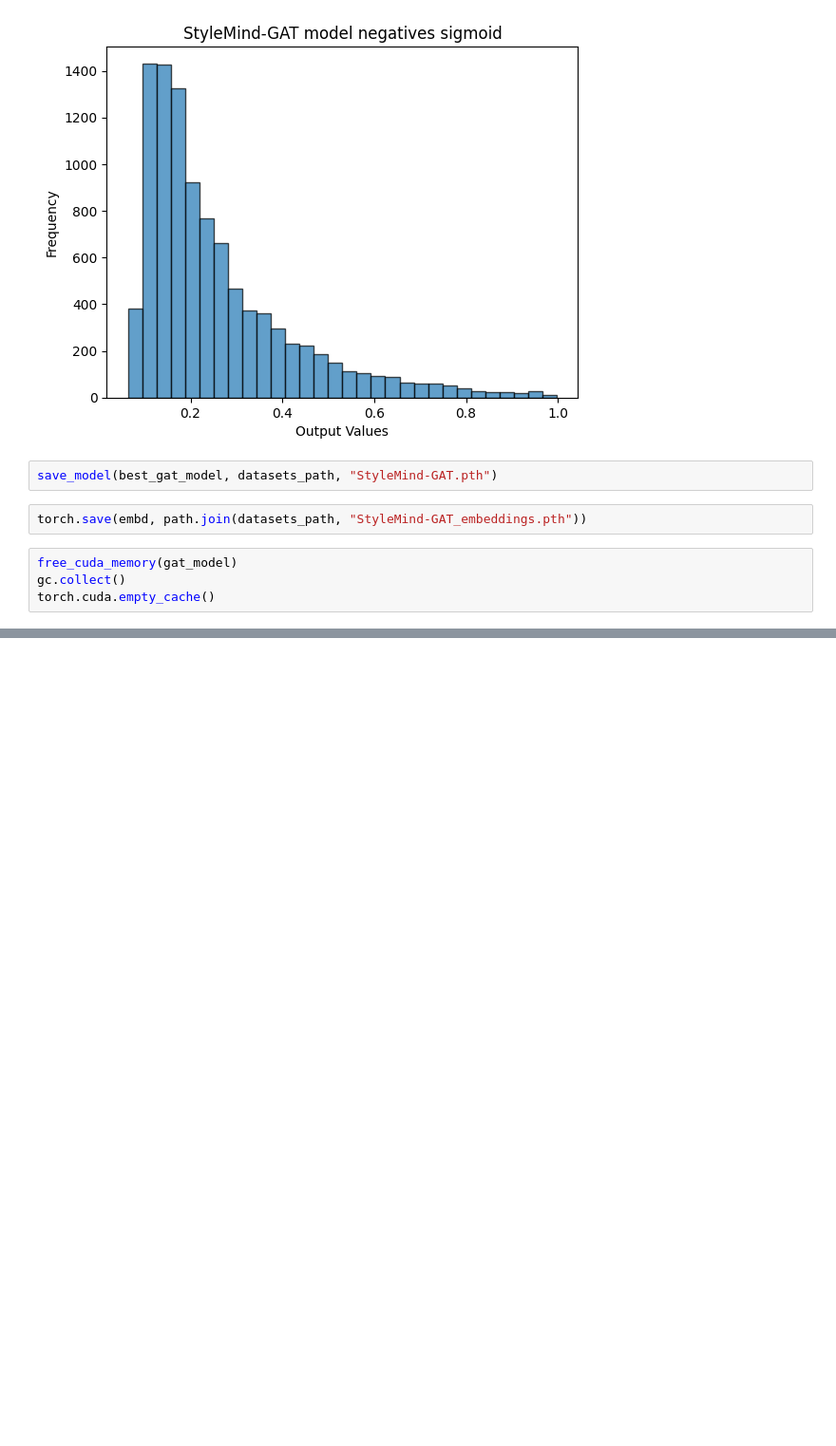
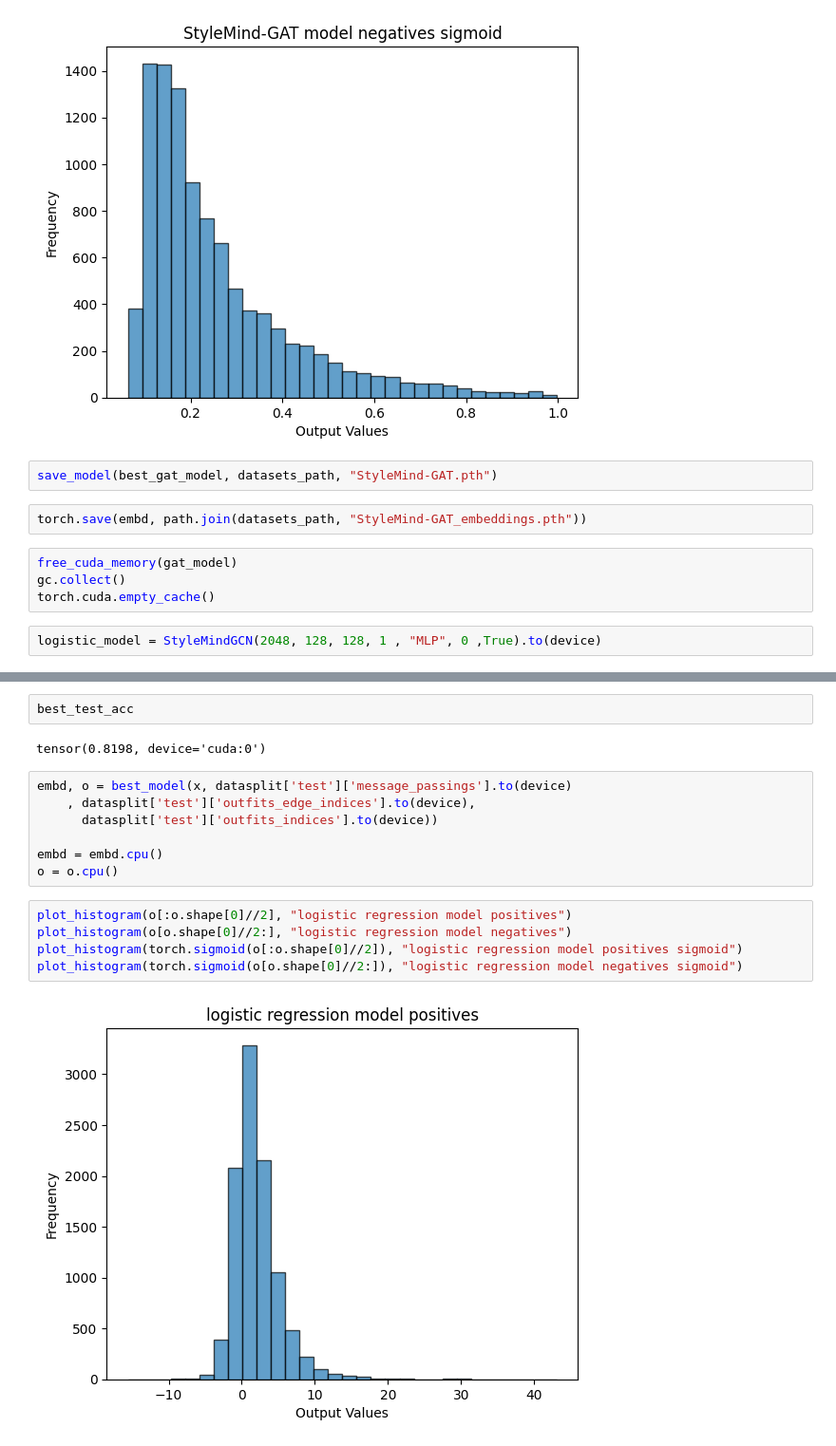
Before and after one commit to Alijgh003/StyleMind-GNN, a Jupyter notebook: StyleMind_GCN.ipynb, the cells around one changed output, grey strips where cells are left out. Shown at 95% size. Cells and saved outputs as stored; diff of their text form; blank space fills up the shorter version.

Commit message:
logistic regression model has been trained and achieved a really good accuracy compare to other models

```diff
--- a/StyleMind_GCN.ipynb
+++ b/StyleMind_GCN.ipynb
@@ -913,3 +913,5 @@ torch.save(embd, path.join(datasets_path, "StyleMind-GAT_embeddings.pth"))
 free_cuda_memory(gat_model)
 gc.collect()
 torch.cuda.empty_cache()
+# %%
+logistic_model = StyleMindGCN(2048, 128, 128, 1 , "MLP", 0 ,True).to(device)
@@ -915,0 +978,18 @@ torch.cuda.empty_cache()
+# %%
+best_test_acc
+# %% [output]
+tensor(0.8198, device='cuda:0')
+# %%
+embd, o = best_model(x, datasplit['test']['message_passings'].to(device)
+    , datasplit['test']['outfits_edge_indices'].to(device),
+      datasplit['test']['outfits_indices'].to(device))
+
+embd = embd.cpu()
+o = o.cpu()
+# %%
+plot_histogram(o[:o.shape[0]//2], "logistic regression model positives")
+plot_histogram(o[o.shape[0]//2:], "logistic regression model negatives")
+plot_histogram(torch.sigmoid(o[:o.shape[0]//2]), "logistic regression model positives sigmoid")
+plot_histogram(torch.sigmoid(o[o.shape[0]//2:]), "logistic regression model negatives sigmoid")
+# %% [output]
+[figure, added]
```
Also changed, not shown: parts of 5 cells of this notebook.
